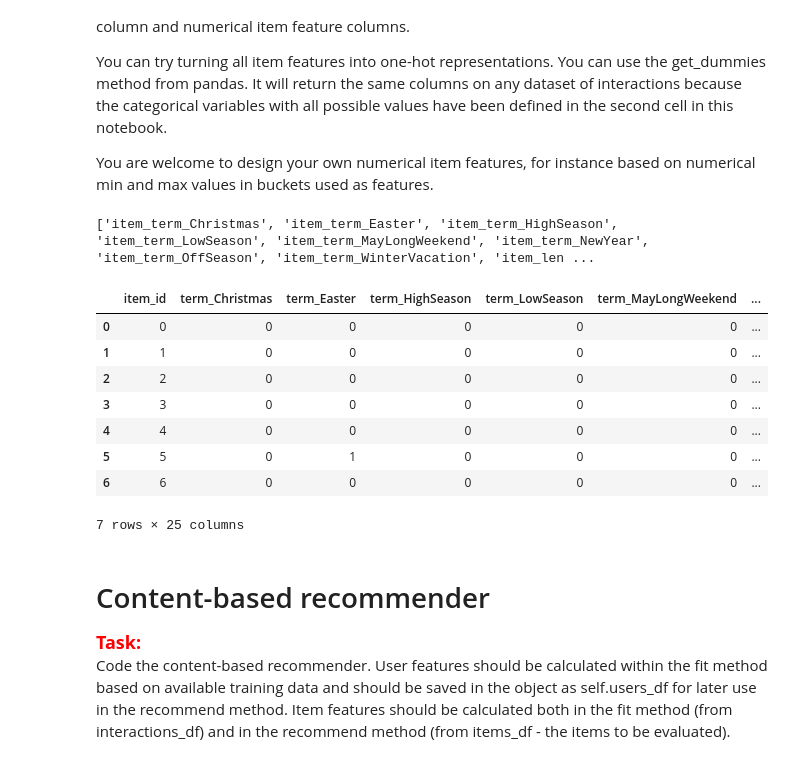
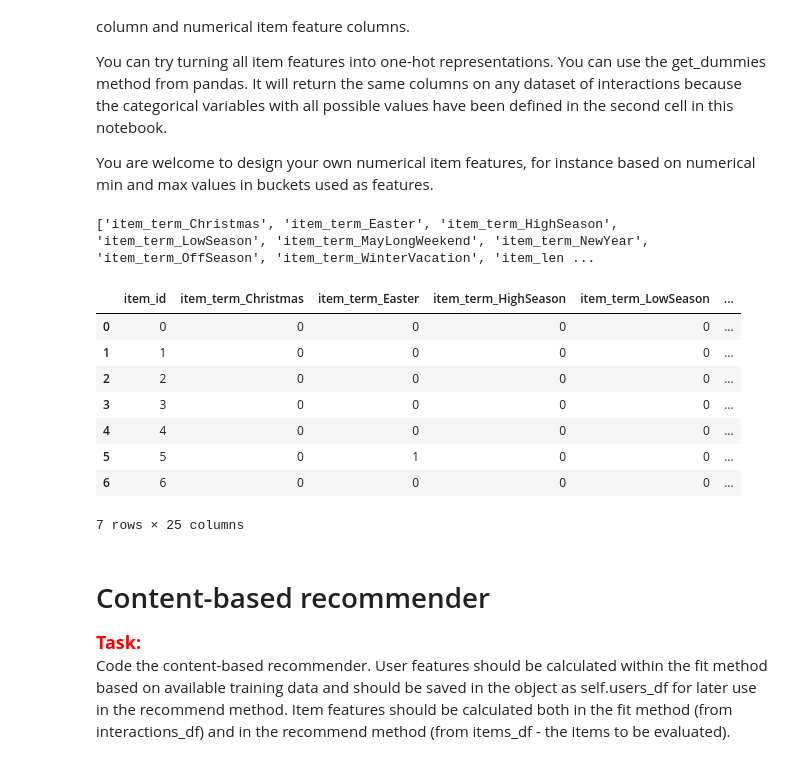
Before and after one commit to dansilecki/recommender-systems-project1, a Jupyter notebook: project_1_recommender_and_evaluation.ipynb, the cells around one changed output. Cells and saved outputs as stored; diff of their text form; code cells hidden in the pictures.

```diff
--- a/project_1_recommender_and_evaluation.ipynb
+++ b/project_1_recommender_and_evaluation.ipynb
@@ -128,33 +129,33 @@ You are welcome to design your own numerical item features, for instance based o
 # %%
 def prepare_items_df(interactions_df):
 
     # Write your code here
     columns = ['term', 'length_of_stay_bucket', 'rate_plan', 'room_segment', 'n_people_bucket', 'weekend_stay']
     item_mode_df = interactions_df.groupby('item_id')[columns].agg(lambda x: x.value_counts().index[0])
     items_df = pd.get_dummies(item_mode_df)
+    items_df = items_df.add_prefix('item_')
 
-    item_features = items_df.add_prefix('item_').columns.values.tolist()
+    item_features = items_df.columns.values.tolist()
 
     items_df = items_df.reset_index()
 
     return items_df, item_features
-
 
 items_df, item_features = prepare_items_df(interactions_df)
 
 print(item_features)
 
 display(items_df.loc[items_df['item_id'].isin([0, 1, 2, 3, 4, 5, 6])].head(15))
 # %% [output]
 ['item_term_Christmas', 'item_term_Easter', 'item_term_HighSeason', 'item_term_LowSeason', 'item_term_MayLongWeekend', 'item_term_NewYear', 'item_term_OffSeason', 'item_term_WinterVacation', 'item_len ...
-|  | item_id | term_Christmas | term_Easter | term_HighSeason | term_LowSeason | term_MayLongWeekend | ... |
-| 0 | 0 | 0 | 0 | 0 | 0 | 0 | ... |
-| 1 | 1 | 0 | 0 | 0 | 0 | 0 | ... |
-| 2 | 2 | 0 | 0 | 0 | 0 | 0 | ... |
-| 3 | 3 | 0 | 0 | 0 | 0 | 0 | ... |
-| 4 | 4 | 0 | 0 | 0 | 0 | 0 | ... |
-| 5 | 5 | 0 | 1 | 0 | 0 | 0 | ... |
-| 6 | 6 | 0 | 0 | 0 | 0 | 0 | ... |
+|  | item_id | item_term_Christmas | item_term_Easter | item_term_HighSeason | item_term_LowSeason | ... |
+| 0 | 0 | 0 | 0 | 0 | 0 | ... |
+| 1 | 1 | 0 | 0 | 0 | 0 | ... |
+| 2 | 2 | 0 | 0 | 0 | 0 | ... |
+| 3 | 3 | 0 | 0 | 0 | 0 | ... |
+| 4 | 4 | 0 | 0 | 0 | 0 | ... |
+| 5 | 5 | 0 | 1 | 0 | 0 | ... |
+| 6 | 6 | 0 | 0 | 0 | 0 | ... |
 7 rows × 25 columns
 # %% [markdown]
 # Content-based recommender
```
Also changed, not shown: parts of 5 cells of this notebook, 13 other files.
